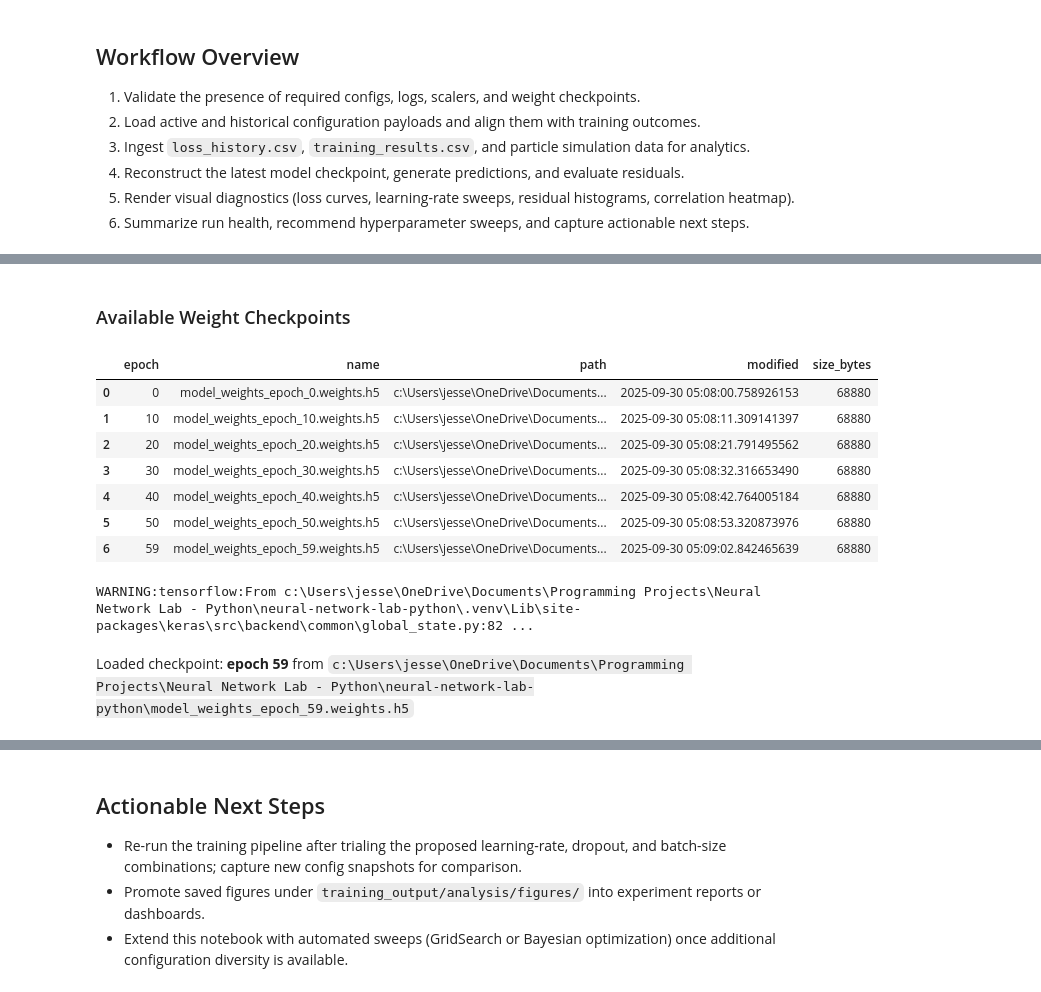
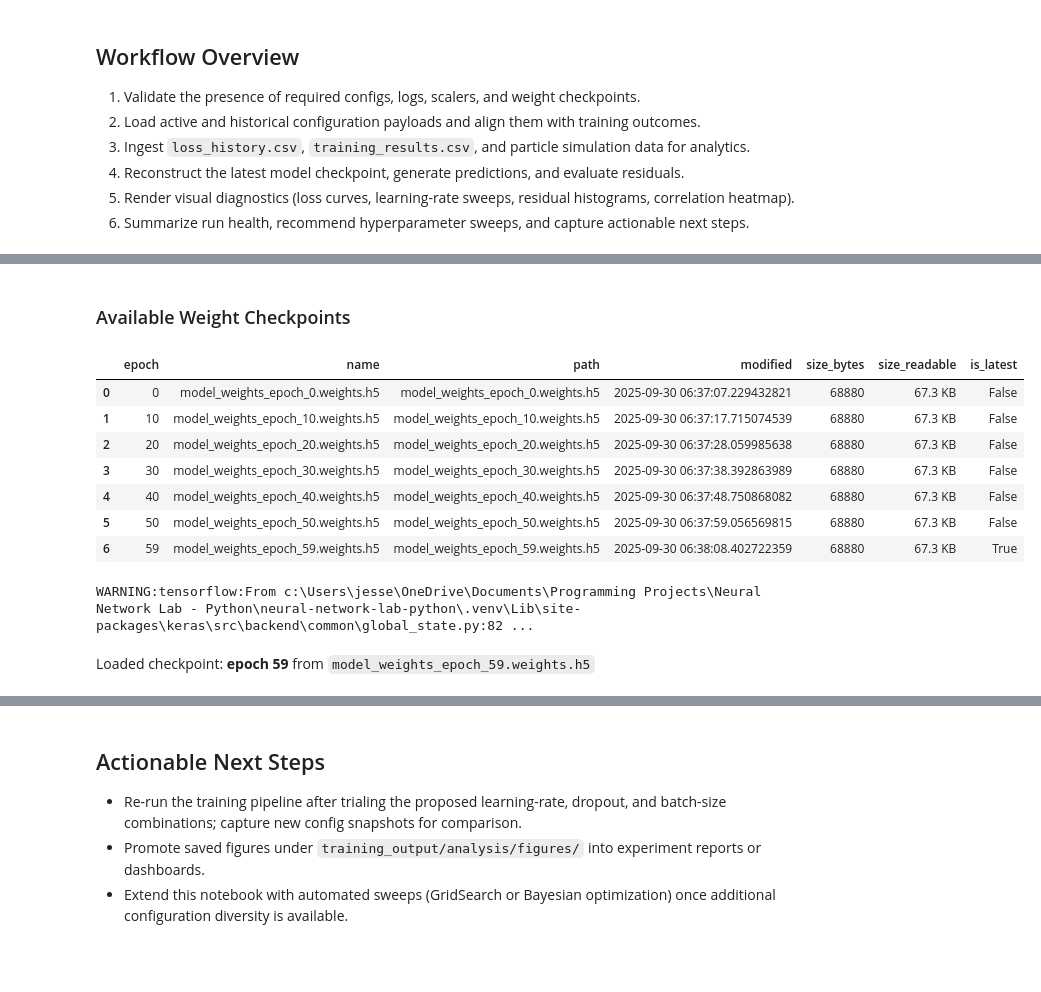
Before and after one commit to jesse318s/neural-network-lab-python, a Jupyter notebook: experiment_analysis_framework.ipynb, the cells around one changed output, grey strips where cells are left out. Saved outputs shown, nothing was run; the diff lists cells and outputs as text; code cells hidden in the pictures; blank space fills up the shorter version.

```diff
--- a/experiment_analysis_framework.ipynb
+++ b/experiment_analysis_framework.ipynb
@@ -578,25 +825,28 @@ Loaded particle data from c:\Users\jesse\OneDrive\Documents\Programming Projects
 # %%
 checkpoint_index = list_checkpoint_weights(paths)
 
 display(Markdown("### Available Weight Checkpoints"))
 
-display(checkpoint_index)
+if checkpoint_index.empty:
+    display(Markdown("No checkpoints found. Run training to generate weight artifacts."))
+else:
+    display(checkpoint_index)
 
 model, checkpoint_meta = load_model_checkpoint(paths, model_config, training_config, checkpoint_index)
 
 if checkpoint_meta is not None:
     display(Markdown(f"Loaded checkpoint: **epoch {checkpoint_meta['epoch']}** from `{checkpoint_meta['weights_path']}`"))
 
     display(pd.Series(checkpoint_meta))
 # %% [output]
 ### Available Weight Checkpoints
-|  | epoch | name | path | modified | size_bytes |
-| 0 | 0 | model_weights_epoch_0.weights.h5 | c:\Users\jesse\OneDrive\Documents... | 2025-09-30 05:08:00.758926153 | 68880 |
-| 1 | 10 | model_weights_epoch_10.weights.h5 | c:\Users\jesse\OneDrive\Documents... | 2025-09-30 05:08:11.309141397 | 68880 |
-| 2 | 20 | model_weights_epoch_20.weights.h5 | c:\Users\jesse\OneDrive\Documents... | 2025-09-30 05:08:21.791495562 | 68880 |
-| 3 | 30 | model_weights_epoch_30.weights.h5 | c:\Users\jesse\OneDrive\Documents... | 2025-09-30 05:08:32.316653490 | 68880 |
-| 4 | 40 | model_weights_epoch_40.weights.h5 | c:\Users\jesse\OneDrive\Documents... | 2025-09-30 05:08:42.764005184 | 68880 |
-| 5 | 50 | model_weights_epoch_50.weights.h5 | c:\Users\jesse\OneDrive\Documents... | 2025-09-30 05:08:53.320873976 | 68880 |
-| 6 | 59 | model_weights_epoch_59.weights.h5 | c:\Users\jesse\OneDrive\Documents... | 2025-09-30 05:09:02.842465639 | 68880 |
+|  | epoch | name | path | modified | size_bytes | size_readable | is_latest |
+| 0 | 0 | model_weights_epoch_0.weights.h5 | model_weights_epoch_0.weights.h5 | 2025-09-30 06:37:07.229432821 | 68880 | 67.3 KB | False |
+| 1 | 10 | model_weights_epoch_10.weights.h5 | model_weights_epoch_10.weights.h5 | 2025-09-30 06:37:17.715074539 | 68880 | 67.3 KB | False |
+| 2 | 20 | model_weights_epoch_20.weights.h5 | model_weights_epoch_20.weights.h5 | 2025-09-30 06:37:28.059985638 | 68880 | 67.3 KB | False |
+| 3 | 30 | model_weights_epoch_30.weights.h5 | model_weights_epoch_30.weights.h5 | 2025-09-30 06:37:38.392863989 | 68880 | 67.3 KB | False |
+| 4 | 40 | model_weights_epoch_40.weights.h5 | model_weights_epoch_40.weights.h5 | 2025-09-30 06:37:48.750868082 | 68880 | 67.3 KB | False |
+| 5 | 50 | model_weights_epoch_50.weights.h5 | model_weights_epoch_50.weights.h5 | 2025-09-30 06:37:59.056569815 | 68880 | 67.3 KB | False |
+| 6 | 59 | model_weights_epoch_59.weights.h5 | model_weights_epoch_59.weights.h5 | 2025-09-30 06:38:08.402722359 | 68880 | 67.3 KB | True |
 WARNING:tensorflow:From c:\Users\jesse\OneDrive\Documents\Programming Projects\Neural Network Lab - Python\neural-network-lab-python\.venv\Lib\site-packages\keras\src\backend\common\global_state.py:82 ...
-Loaded checkpoint: **epoch 59** from `c:\Users\jesse\OneDrive\Documents\Programming Projects\Neural Network Lab - Python\neural-network-lab-python\model_weights_epoch_59.weights.h5`
+Loaded checkpoint: **epoch 59** from `model_weights_epoch_59.weights.h5`
```
Also changed, not shown: parts of 13 cells of this notebook.
